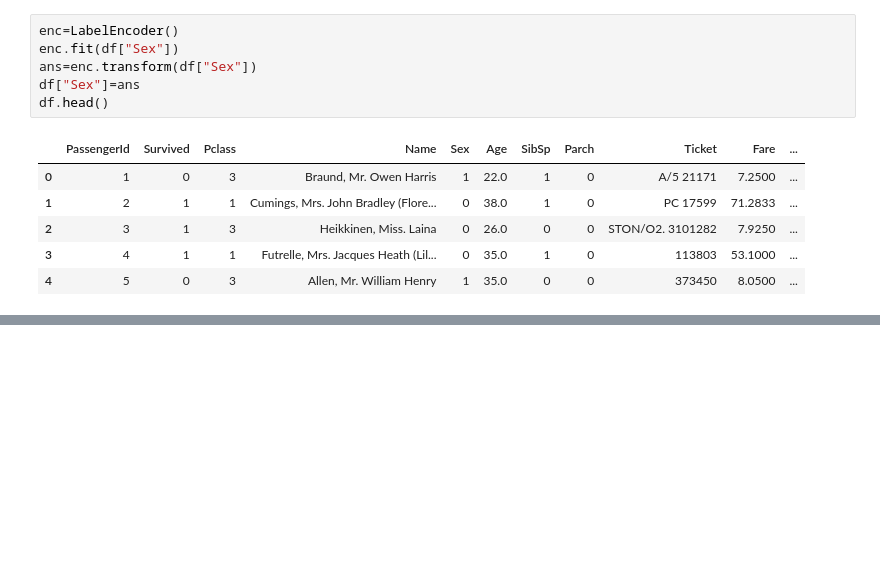
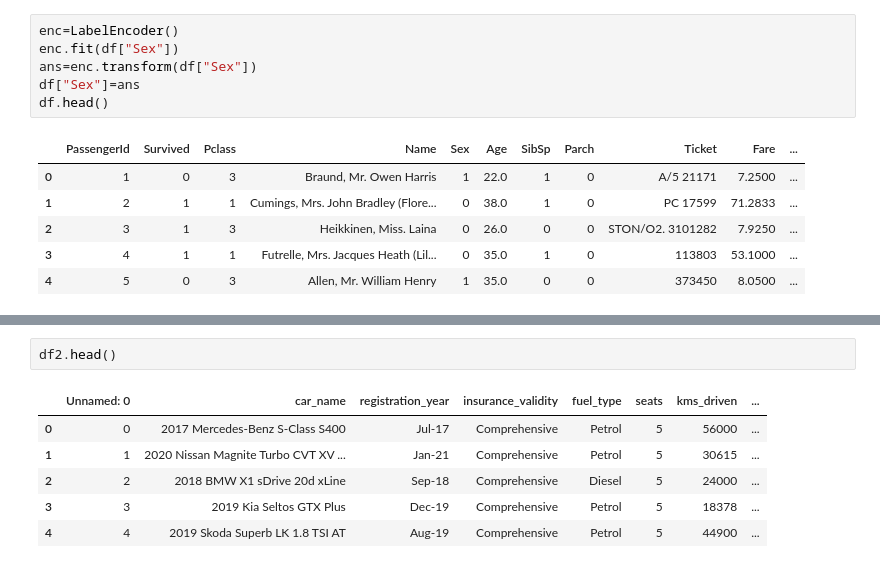
Before and after one commit to nikhildhimam25-cmyk/python, a Jupyter notebook: python/ds/feature_engineerg.ipynb, the cells around one changed output, grey strips where cells are left out. Saved outputs shown, nothing was run; the diff lists cells and outputs as text; blank space fills up the shorter version.

```diff
--- a/python/ds/feature_engineerg.ipynb
+++ b/python/ds/feature_engineerg.ipynb
@@ -55,0 +74,9 @@ Name: count, dtype: int64
+# %%
+df2.head()
+# %% [output]
+|  | Unnamed: 0 | car_name | registration_year | insurance_validity | fuel_type | seats | kms_driven | ... |
+| 0 | 0 | 2017 Mercedes-Benz S-Class S400 | Jul-17 | Comprehensive | Petrol | 5 | 56000 | ... |
+| 1 | 1 | 2020 Nissan Magnite Turbo CVT XV ... | Jan-21 | Comprehensive | Petrol | 5 | 30615 | ... |
+| 2 | 2 | 2018 BMW X1 sDrive 20d xLine | Sep-18 | Comprehensive | Diesel | 5 | 24000 | ... |
+| 3 | 3 | 2019 Kia Seltos GTX Plus | Dec-19 | Comprehensive | Petrol | 5 | 18378 | ... |
+| 4 | 4 | 2019 Skoda Superb LK 1.8 TSI AT | Aug-19 | Comprehensive | Petrol | 5 | 44900 | ... |
```
Also changed, not shown: parts of 6 cells of this notebook, 22 other files.
